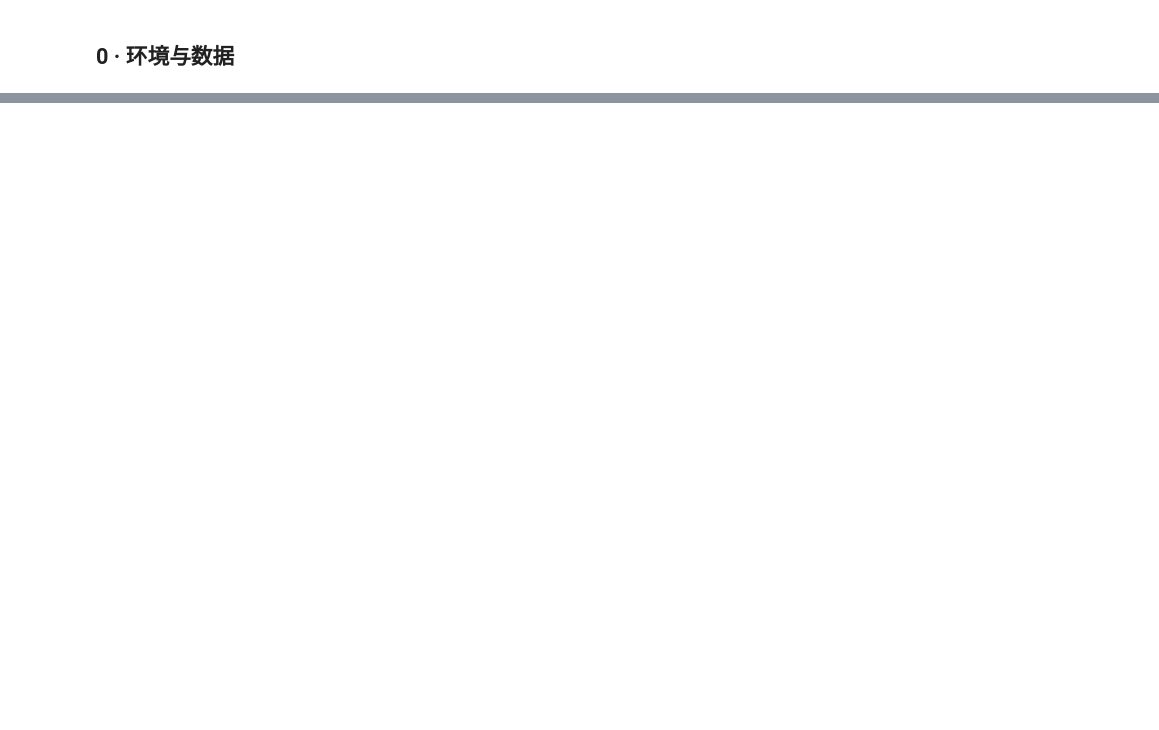
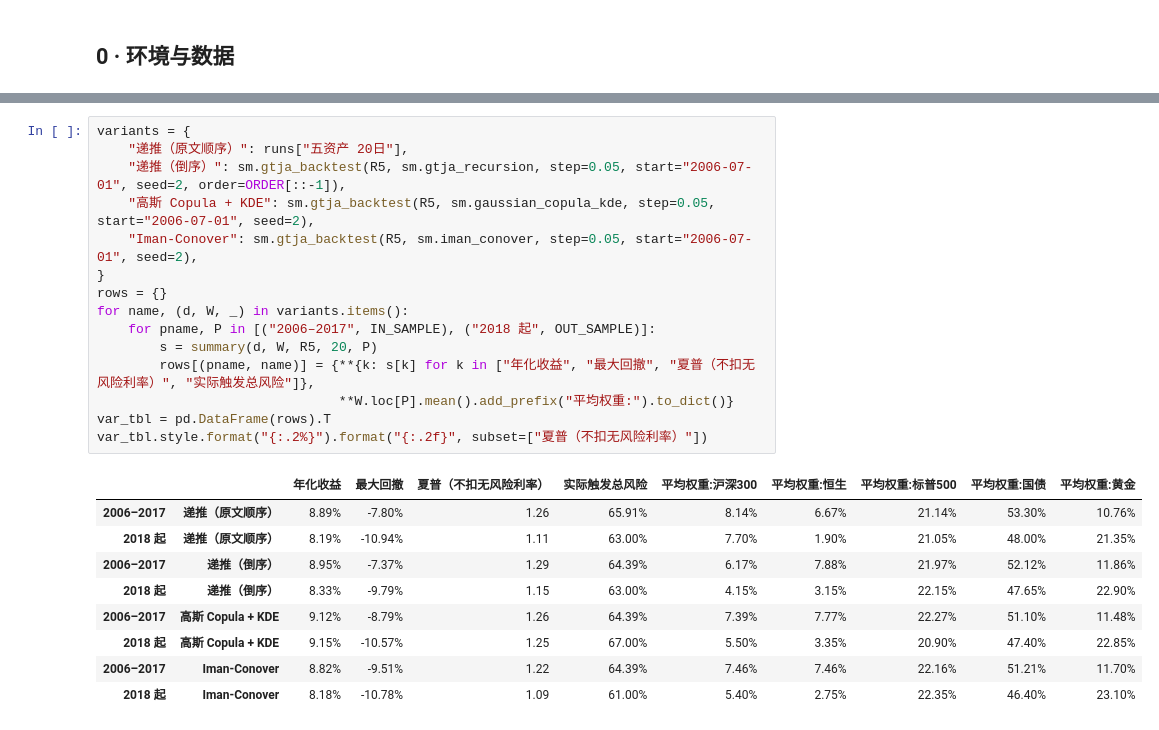
Before and after one commit to lshangro-png/tail-risk-cn, a Jupyter notebook: studies/06_gtja_kde_simulation/kde_simulation.ipynb, the cells around one changed output, grey strips where cells are left out. Cells and saved outputs as stored; diff of their text form; blank space fills up the shorter version.

```diff
--- a/studies/06_gtja_kde_simulation/kde_simulation.ipynb
+++ b/studies/06_gtja_kde_simulation/kde_simulation.ipynb
@@ -279,0 +276,25 @@ pd.DataFrame(rows).T.style.format("{:+.2f}")
+# %%
+variants = {
+    "递推（原文顺序）": runs["五资产 20日"],
+    "递推（倒序）": sm.gtja_backtest(R5, sm.gtja_recursion, step=0.05, start="2006-07-01", seed=2, order=ORDER[::-1]),
+    "高斯 Copula + KDE": sm.gtja_backtest(R5, sm.gaussian_copula_kde, step=0.05, start="2006-07-01", seed=2),
+    "Iman-Conover": sm.gtja_backtest(R5, sm.iman_conover, step=0.05, start="2006-07-01", seed=2),
+}
+rows = {}
+for name, (d, W, _) in variants.items():
+    for pname, P in [("2006–2017", IN_SAMPLE), ("2018 起", OUT_SAMPLE)]:
+        s = summary(d, W, R5, 20, P)
+        rows[(pname, name)] = {**{k: s[k] for k in ["年化收益", "最大回撤", "夏普（不扣无风险利率）", "实际触发总风险"]},
+                               **W.loc[P].mean().add_prefix("平均权重:").to_dict()}
+var_tbl = pd.DataFrame(rows).T
+var_tbl.style.format("{:.2%}").format("{:.2f}", subset=["夏普（不扣无风险利率）"])
+# %% [output]
+|  |  | 年化收益 | 最大回撤 | 夏普（不扣无风险利率） | 实际触发总风险 | 平均权重:沪深300 | 平均权重:恒生 | 平均权重:标普500 | 平均权重:国债 | 平均权重:黄金 |
+| 2006–2017 | 递推（原文顺序） | 8.89% | -7.80% | 1.26 | 65.91% | 8.14% | 6.67% | 21.14% | 53.30% | 10.76% |
+| 2018 起 | 递推（原文顺序） | 8.19% | -10.94% | 1.11 | 63.00% | 7.70% | 1.90% | 21.05% | 48.00% | 21.35% |
+| 2006–2017 | 递推（倒序） | 8.95% | -7.37% | 1.29 | 64.39% | 6.17% | 7.88% | 21.97% | 52.12% | 11.86% |
+| 2018 起 | 递推（倒序） | 8.33% | -9.79% | 1.15 | 63.00% | 4.15% | 3.15% | 22.15% | 47.65% | 22.90% |
+| 2006–2017 | 高斯 Copula + KDE | 9.12% | -8.79% | 1.26 | 64.39% | 7.39% | 7.77% | 22.27% | 51.10% | 11.48% |
+| 2018 起 | 高斯 Copula + KDE | 9.15% | -10.57% | 1.25 | 67.00% | 5.50% | 3.35% | 20.90% | 47.40% | 22.85% |
+| 2006–2017 | Iman-Conover | 8.82% | -9.51% | 1.22 | 64.39% | 7.46% | 7.46% | 22.16% | 51.21% | 11.70% |
+| 2018 起 | Iman-Conover | 8.18% | -10.78% | 1.09 | 61.00% | 5.40% | 2.75% | 22.35% | 46.40% | 23.10% |
```
Also changed, not shown: parts of 49 cells of this notebook, 5 other files.
